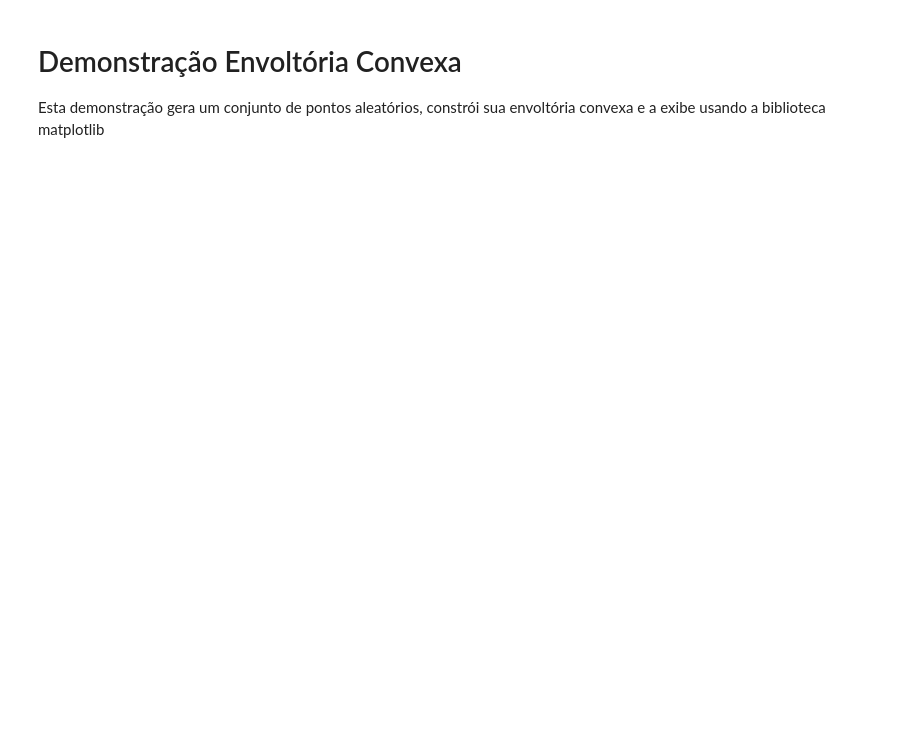
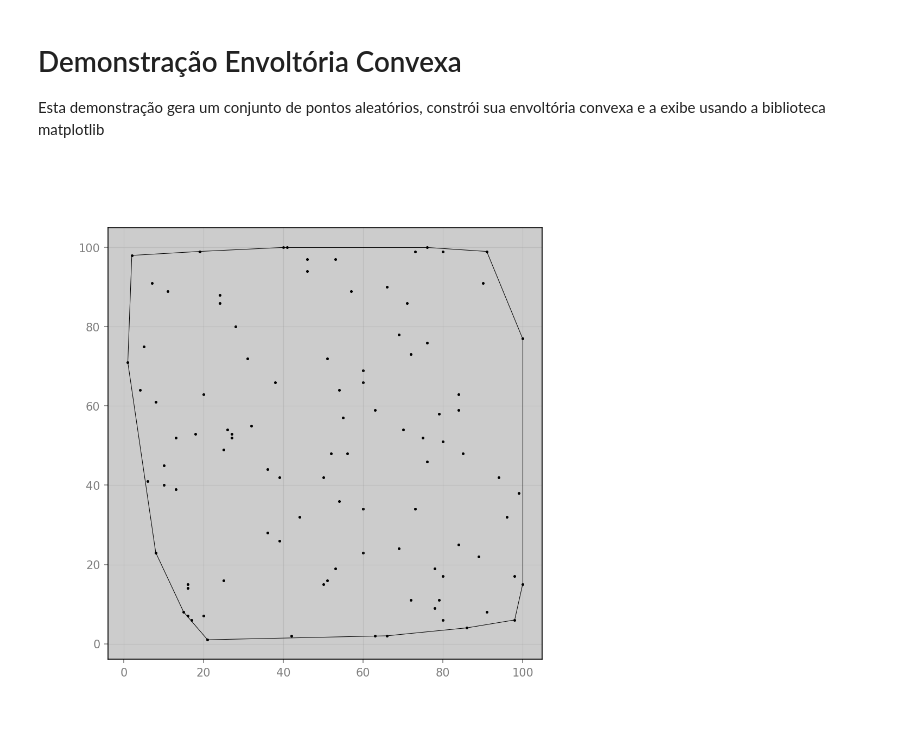
Before and after one commit to LuisFelipeRamos/TP1_Algoritmos2, a Jupyter notebook: src/demo/demo_convex_hull.ipynb, the cells around one changed output. Drawn from its saved outputs; the diff is of its cells as text; code cells hidden in the pictures; blank space fills up the shorter version.

```diff
--- a/src/demo/demo_convex_hull.ipynb
+++ b/src/demo/demo_convex_hull.ipynb
@@ -38,0 +10,12 @@ plt.show()
+# %%
+set_of_points: list[Point] = []
+for _ in range(100):
+    x: int
+    y: int
+    x, y = random.randint(1, 100), random.randint(1, 100)
+    set_of_points.append(Point(x, y))
+
+hull: ConvexHull = ConvexHull(set_of_points, alg="gift_wrapping")
+hull.plot(100)
+# %% [output]
+[figure, added]
```
Also changed, not shown: parts of 3 cells of this notebook, 8 other files.
